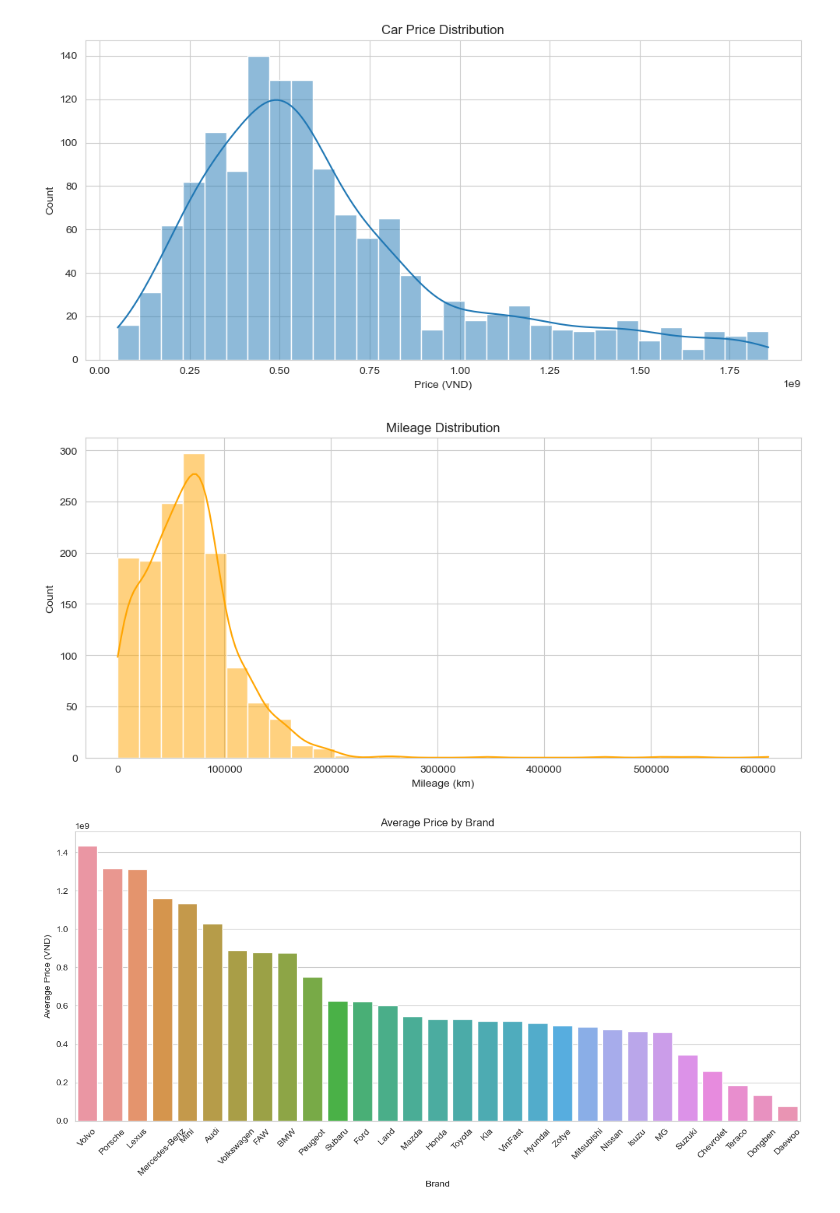
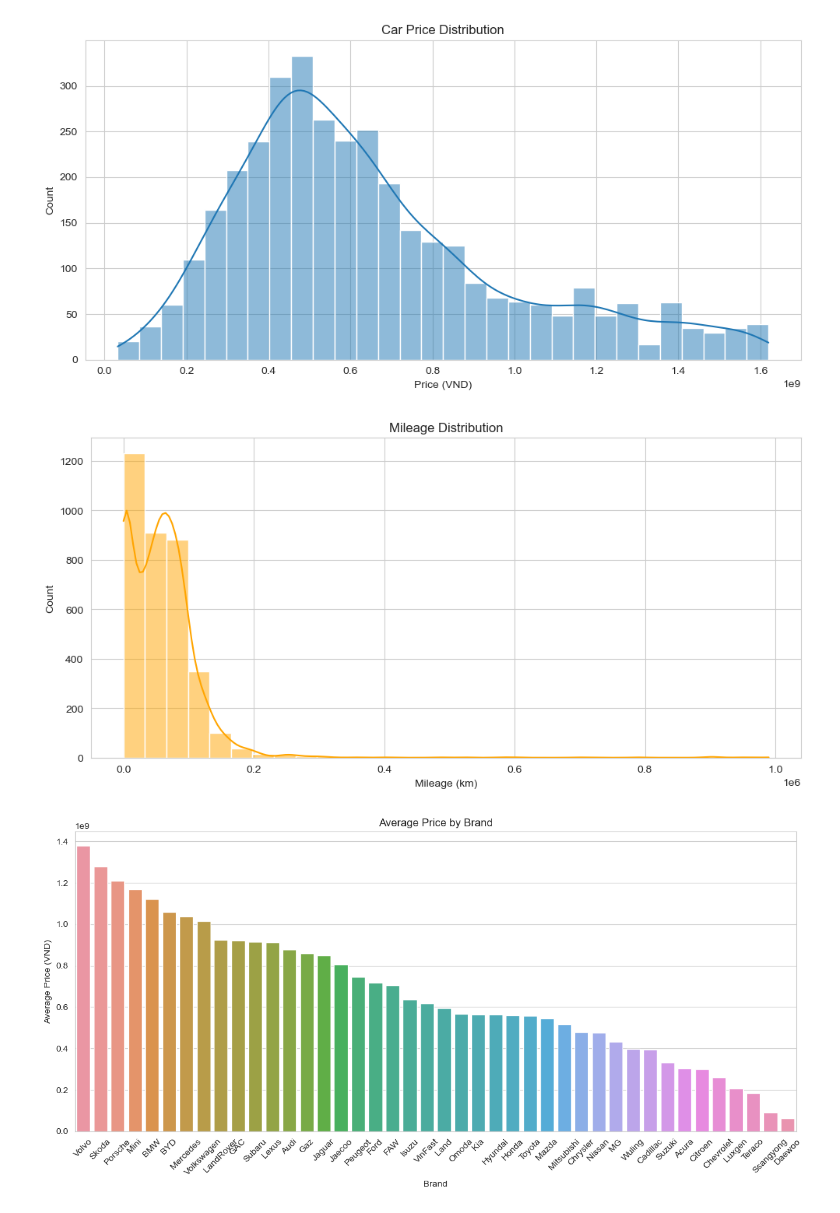
Before and after one commit to nmkhan9/car_price_predict, a Jupyter notebook: notebooks/visualization.ipynb, the cells around one changed output. Cells and saved outputs as stored; diff of their text form; code cells hidden in the pictures.

```diff
--- a/notebooks/visualization.ipynb
+++ b/notebooks/visualization.ipynb
@@ -42,34 +40,34 @@ memory usage: 125.9+ KB
 # %%
 plt.figure(figsize=(10, 5))
-sns.histplot(df['price_num'], kde=True, bins=30)
+sns.histplot(df['price'], kde=True, bins=30)
 plt.title('Car Price Distribution')
 plt.xlabel('Price (VND)')
 plt.ylabel('Count')
 plt.tight_layout()
 plt.show()
 # %% [output]
-[figure, old version]
+[figure, new version]
 # %%
 plt.figure(figsize=(10, 5))
-sns.histplot(df['mileage_num'], kde=True, bins=30, color='orange')
+sns.histplot(df['mileage'], kde=True, bins=30, color='orange')
 plt.title('Mileage Distribution')
 plt.xlabel('Mileage (km)')
 plt.ylabel('Count')
 plt.tight_layout()
 plt.show()
 # %% [output]
-[figure, old version]
+[figure, new version]
 # %%
 plt.figure(figsize=(12, 6))
-brand_mean_price = df.groupby("Brand")["price_num"].mean().sort_values(ascending=False)
+brand_mean_price = df.groupby("brand")["price"].mean().sort_values(ascending=False)
 sns.barplot(x=brand_mean_price.index, y=brand_mean_price.values)
 plt.title('Average Price by Brand')
 plt.ylabel('Average Price (VND)')
 plt.xlabel('Brand')
 plt.xticks(rotation=45)
 plt.tight_layout()
 plt.show()
 # %% [output]
-[figure, old version]
+[figure, new version]
 # %%
 plt.figure(figsize=(7, 5))
```
Also changed, not shown: parts of 10 cells of this notebook, 2 other files.
